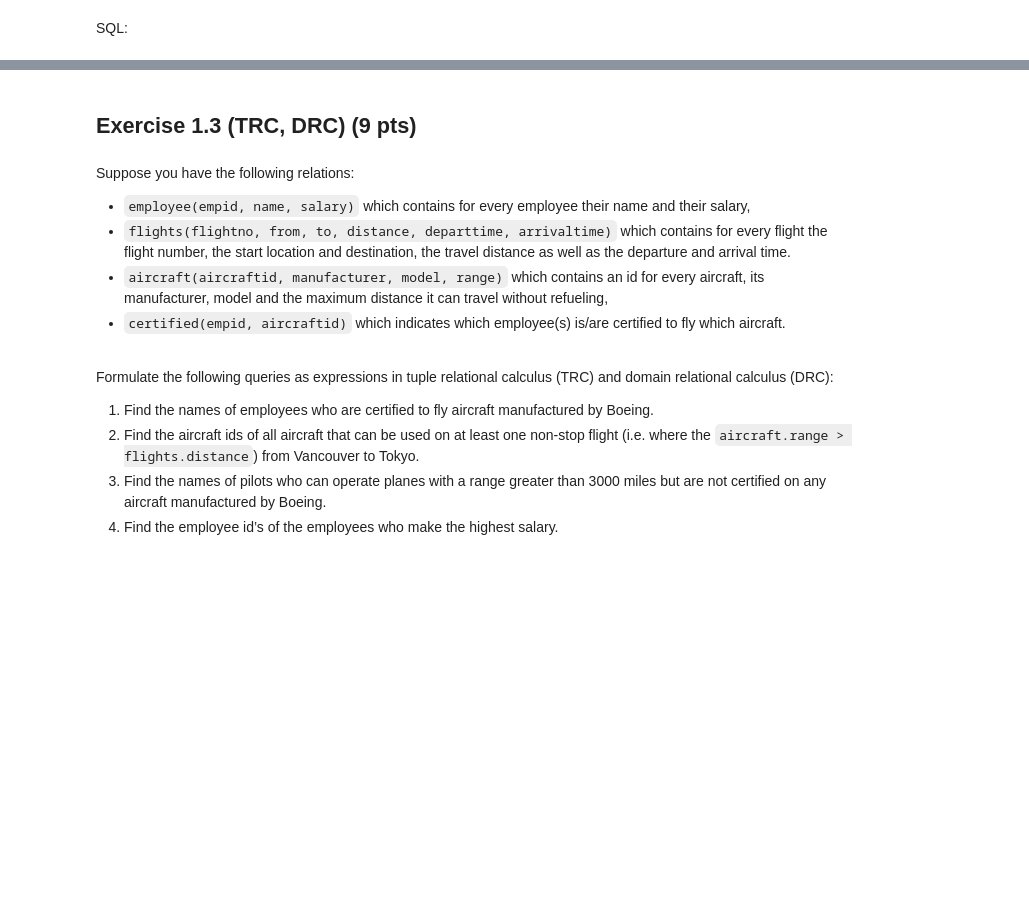
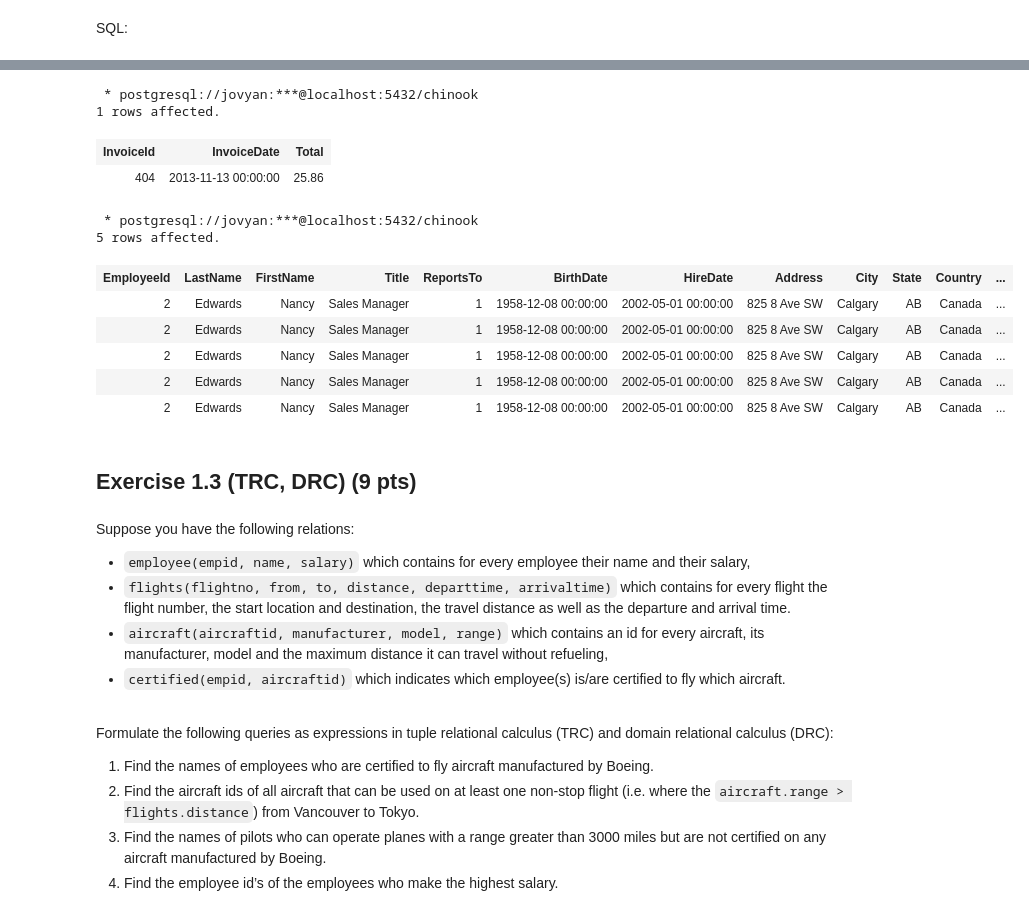
Before and after one commit to CodingTil/2022_23---Implementation-of-Databases---Exercises, a Jupyter notebook: exercise_1/exercise1_2223.ipynb, the cells around one changed output, grey strips where cells are left out. Saved outputs shown, nothing was run; the diff lists cells and outputs as text; code cells hidden in the pictures; blank space fills up the shorter version.

Commit message:
First version

```diff
--- a/exercise_1/exercise1_2223.ipynb
+++ b/exercise_1/exercise1_2223.ipynb
@@ -198,11 +236,27 @@ raise NotImplementedError
 # %%
 # Query 3
-# YOUR CODE HERE
-raise NotImplementedError
+%sql SELECT i."InvoiceId", i."InvoiceDate", i."Total" \
+    FROM "Invoice" i \
+    ORDER BY i."Total" DESC LIMIT 1;
+# %% [output]
+ * postgresql://jovyan:***@localhost:5432/chinook
+1 rows affected.
+| InvoiceId | InvoiceDate | Total |
+| 404 | 2013-11-13 00:00:00 | 25.86 |
 # %%
 # Query 4
-# YOUR CODE HERE
-raise NotImplementedError
+%sql SELECT m.* \
+    FROM "Employee" m JOIN "Employee" e ON m."EmployeeId" = e."ReportsTo" JOIN "Customer" c ON e."EmployeeId" = c."SupportRepId" \
+    WHERE c."Country" = 'Brazil';
+# %% [output]
+ * postgresql://jovyan:***@localhost:5432/chinook
+5 rows affected.
+| EmployeeId | LastName | FirstName | Title | ReportsTo | BirthDate | HireDate | Address | City | State | Country | ... |
+| 2 | Edwards | Nancy | Sales Manager | 1 | 1958-12-08 00:00:00 | 2002-05-01 00:00:00 | 825 8 Ave SW | Calgary | AB | Canada | ... |
+| 2 | Edwards | Nancy | Sales Manager | 1 | 1958-12-08 00:00:00 | 2002-05-01 00:00:00 | 825 8 Ave SW | Calgary | AB | Canada | ... |
+| 2 | Edwards | Nancy | Sales Manager | 1 | 1958-12-08 00:00:00 | 2002-05-01 00:00:00 | 825 8 Ave SW | Calgary | AB | Canada | ... |
+| 2 | Edwards | Nancy | Sales Manager | 1 | 1958-12-08 00:00:00 | 2002-05-01 00:00:00 | 825 8 Ave SW | Calgary | AB | Canada | ... |
+| 2 | Edwards | Nancy | Sales Manager | 1 | 1958-12-08 00:00:00 | 2002-05-01 00:00:00 | 825 8 Ave SW | Calgary | AB | Canada | ... |
 # %% [markdown]
 ## Exercise 1.3 (TRC, DRC) (9 pts)
 # %% [markdown]
```
Also changed, not shown: parts of 12 cells of this notebook, 1 other file.
